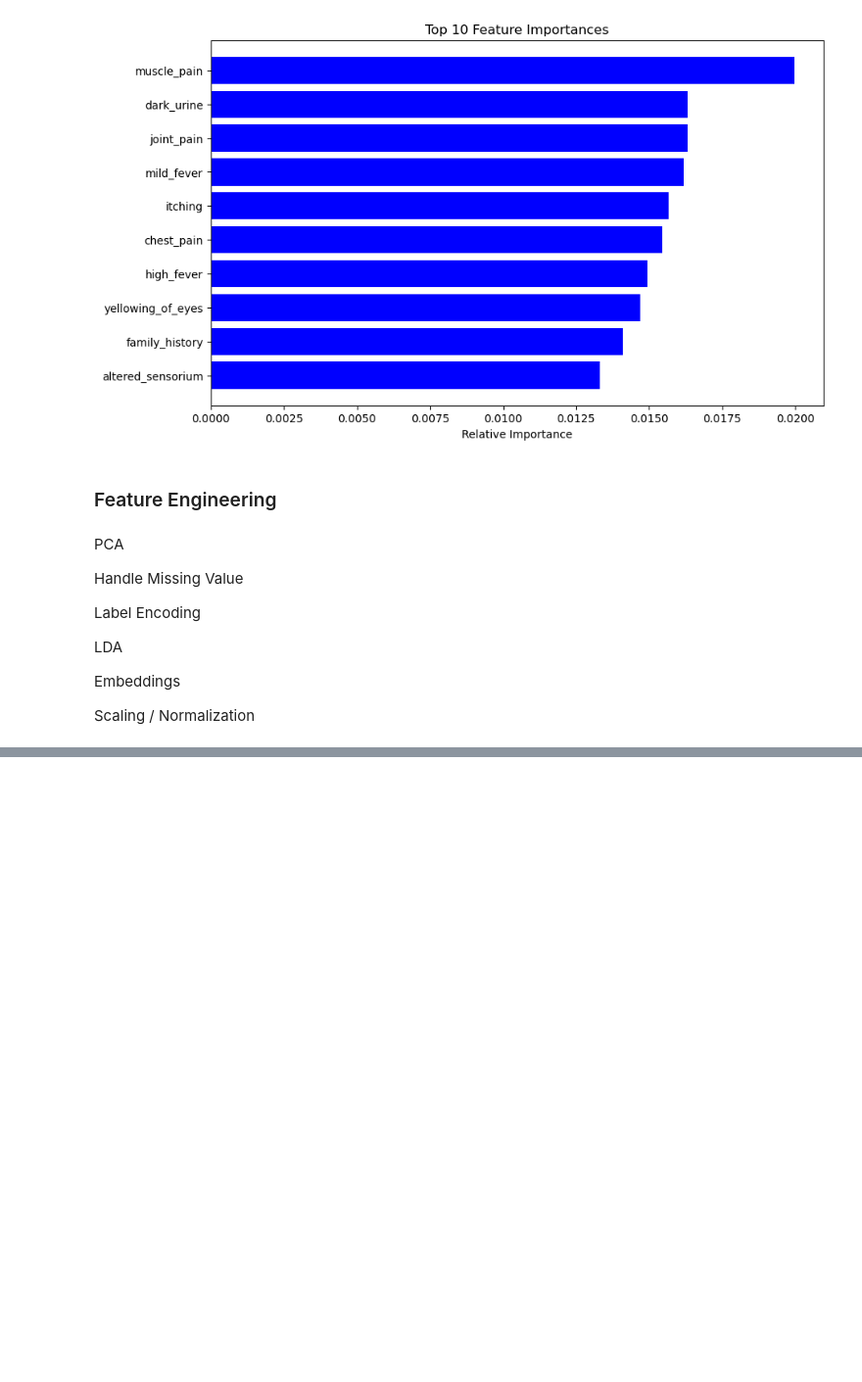
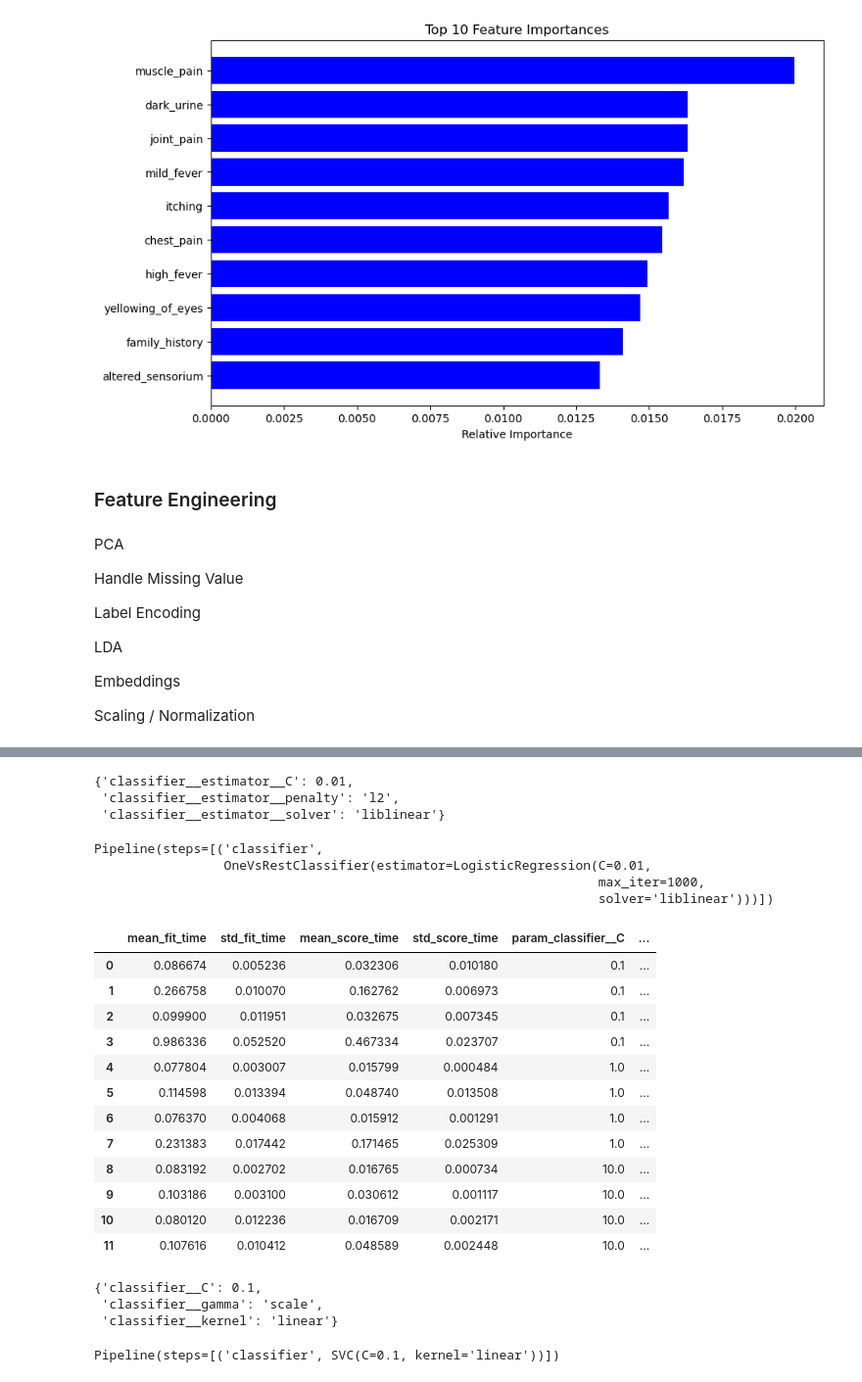
Before and after one commit to franklinen/disease_prediction, a Jupyter notebook: disease_classification.ipynb, the cells around one changed output, grey strips where cells are left out. Shown at 98% size. Saved outputs shown, nothing was run; the diff lists cells and outputs as text; code cells hidden in the pictures; blank space fills up the shorter version.

```diff
--- a/disease_classification.ipynb
+++ b/disease_classification.ipynb
@@ -450,0 +731,22 @@ Scaling / Normalization
+# %%
+param_grid_D = {
+    #'classifier__n_estimators': [50, 100, 200, 500],
+    #'classifier__max_depth': [None, 10, 20, 30],
+    #'classifier__learning_rate': [0.01, 0.05, 0.1, 0.2],
+    #'classifier__subsample': [0.5, 0.7, 1.0],
+    #'classifier__colsample_bytree': [0.5, 0.7, 1.0],
+    'classifier__estimator__solver': ['liblinear'],
+    'classifier__estimator__penalty': ['l1', 'l2'],
+    'classifier__estimator__C': [0.01, 0.1, 1]
+}
+
+grid_search_D = GridSearchCV(
+    pipeline_D,
+    param_grid_D, cv=5,
+    scoring= {'f1_macro': 'f1_macro', 'roc_auc_ovr': 'roc_auc_ovr'},
+    refit='roc_auc_ovr'
+)
+
+grid_search_D.fit(X_train, Y_train_transformed)
+model_D_df = pd.DataFrame(grid_search_D.cv_results_)
+model_D_df
@@ -450,0 +762,54 @@ Scaling / Normalization
+# %%
+grid_search_D.best_params_
+# %% [output]
+{'classifier__estimator__C': 0.01,
+ 'classifier__estimator__penalty': 'l2',
+ 'classifier__estimator__solver': 'liblinear'}
+# %%
+grid_search_D.best_estimator_
+# %% [output]
+Pipeline(steps=[('classifier',
+                 OneVsRestClassifier(estimator=LogisticRegression(C=0.01,
+                                                                  max_iter=1000,
+                                                                  solver='liblinear')))])
+# %%
+param_grid_E = {
+    'classifier__C': [0.1, 1, 10],
+    'classifier__kernel': ['linear', 'rbf'],
+    'classifier__gamma': ['scale', 'auto']
+}
+
+grid_search_E = GridSearchCV(
+    pipeline_E,
+    param_grid_E, cv=5,
+    scoring= 'f1_weighted',
+    refit=True
+)
+
+grid_search_E.fit(X_train, Y_train_transformed)
+model_E_df = pd.DataFrame(grid_search_E.cv_results_)
+model_E_df
+# %% [output]
+|  | mean_fit_time | std_fit_time | mean_score_time | std_score_time | param_classifier__C | ... |
+| 0 | 0.086674 | 0.005236 | 0.032306 | 0.010180 | 0.1 | ... |
+| 1 | 0.266758 | 0.010070 | 0.162762 | 0.006973 | 0.1 | ... |
+| 2 | 0.099900 | 0.011951 | 0.032675 | 0.007345 | 0.1 | ... |
+| 3 | 0.986336 | 0.052520 | 0.467334 | 0.023707 | 0.1 | ... |
+| 4 | 0.077804 | 0.003007 | 0.015799 | 0.000484 | 1.0 | ... |
+| 5 | 0.114598 | 0.013394 | 0.048740 | 0.013508 | 1.0 | ... |
+| 6 | 0.076370 | 0.004068 | 0.015912 | 0.001291 | 1.0 | ... |
+| 7 | 0.231383 | 0.017442 | 0.171465 | 0.025309 | 1.0 | ... |
+| 8 | 0.083192 | 0.002702 | 0.016765 | 0.000734 | 10.0 | ... |
+| 9 | 0.103186 | 0.003100 | 0.030612 | 0.001117 | 10.0 | ... |
+| 10 | 0.080120 | 0.012236 | 0.016709 | 0.002171 | 10.0 | ... |
+| 11 | 0.107616 | 0.010412 | 0.048589 | 0.002448 | 10.0 | ... |
+# %%
+grid_search_E.best_params_
+# %% [output]
+{'classifier__C': 0.1,
+ 'classifier__gamma': 'scale',
+ 'classifier__kernel': 'linear'}
+# %%
+grid_search_E.best_estimator_
+# %% [output]
+Pipeline(steps=[('classifier', SVC(C=0.1, kernel='linear'))])
```
Also changed, not shown: parts of 38 cells of this notebook.
